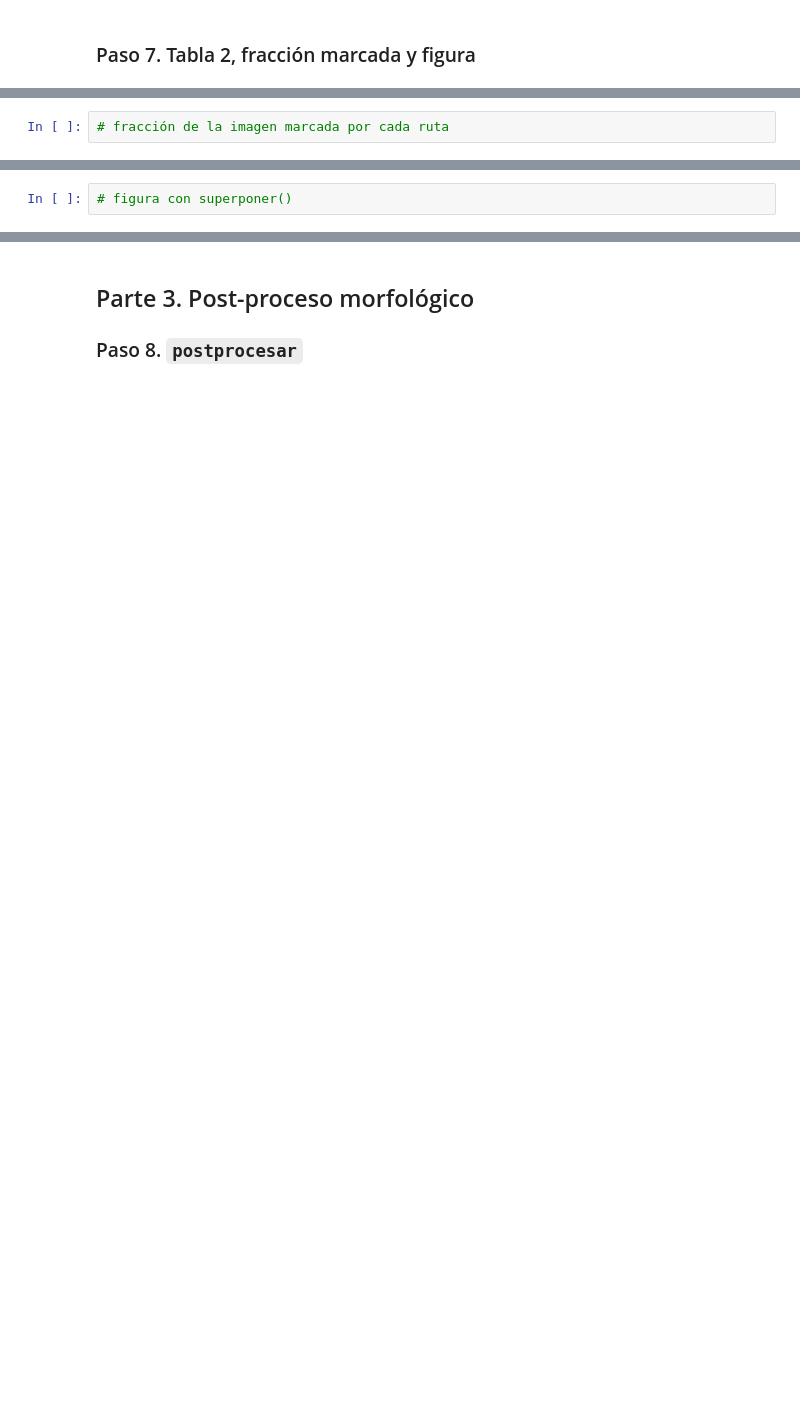
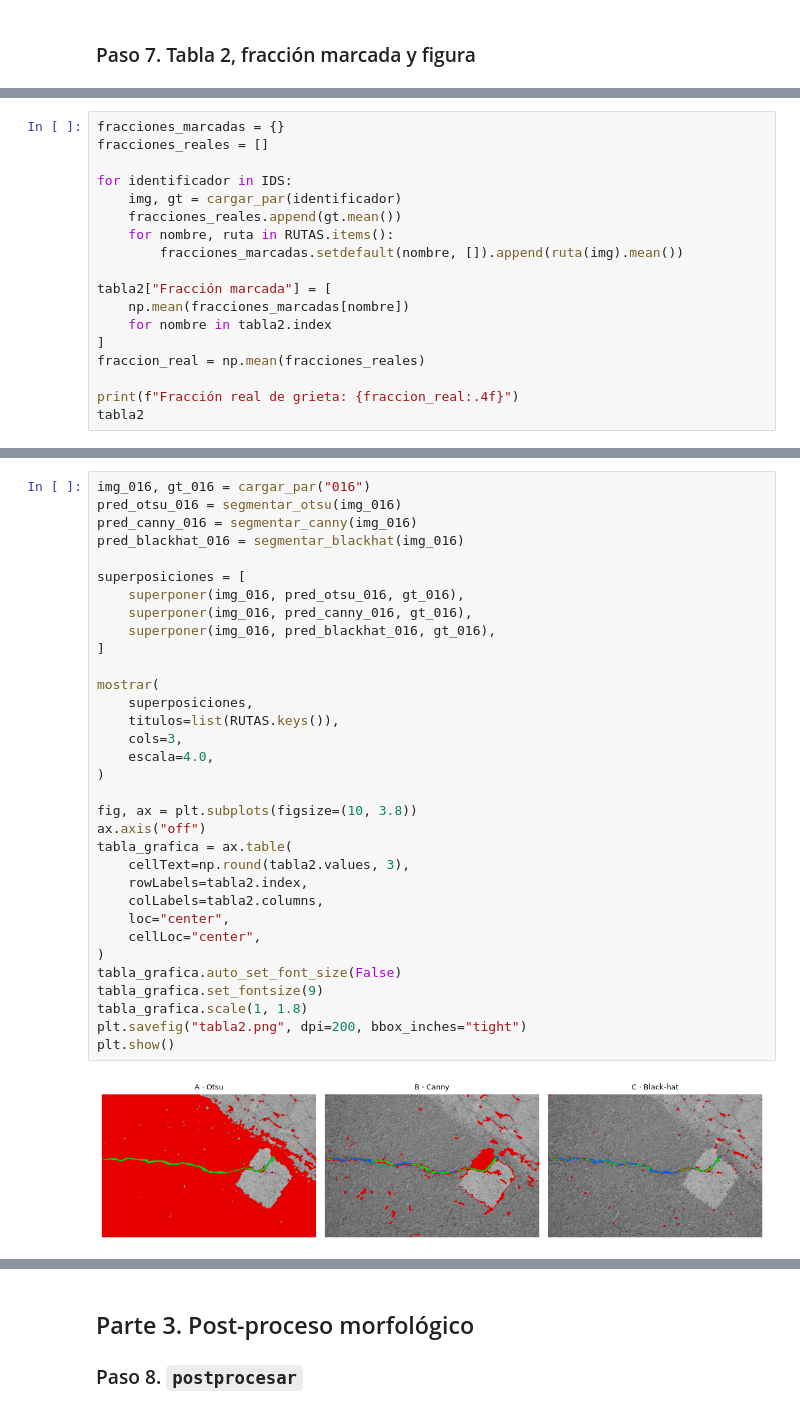
Before and after one commit to NegroBsky/Procesamiento-de-Imagenes-2026-2, a Jupyter notebook: Tareas/Tarea2/Tarea2_base.ipynb, the cells around one changed output, grey strips where cells are left out. Cells and saved outputs as stored; diff of their text form; blank space fills up the shorter version.

```diff
--- a/Tareas/Tarea2/Tarea2_base.ipynb
+++ b/Tareas/Tarea2/Tarea2_base.ipynb
@@ -216,2 +316,18 @@ def segmentar_blackhat(img, k_mediana=5, k_bh=21, k_sigma=3.0):
 # %%
-# fracción de la imagen marcada por cada ruta
+fracciones_marcadas = {}
+fracciones_reales = []
+
+for identificador in IDS:
+    img, gt = cargar_par(identificador)
+    fracciones_reales.append(gt.mean())
+    for nombre, ruta in RUTAS.items():
+        fracciones_marcadas.setdefault(nombre, []).append(ruta(img).mean())
+
+tabla2["Fracción marcada"] = [
+    np.mean(fracciones_marcadas[nombre])
+    for nombre in tabla2.index
+]
+fraccion_real = np.mean(fracciones_reales)
+
+print(f"Fracción real de grieta: {fraccion_real:.4f}")
+tabla2
@@ -218,2 +340,35 @@ def segmentar_blackhat(img, k_mediana=5, k_bh=21, k_sigma=3.0):
 # %%
-# figura con superponer()
+img_016, gt_016 = cargar_par("016")
+pred_otsu_016 = segmentar_otsu(img_016)
+pred_canny_016 = segmentar_canny(img_016)
+pred_blackhat_016 = segmentar_blackhat(img_016)
+
+superposiciones = [
+    superponer(img_016, pred_otsu_016, gt_016),
+    superponer(img_016, pred_canny_016, gt_016),
+    superponer(img_016, pred_blackhat_016, gt_016),
+]
+
+mostrar(
+    superposiciones,
+    titulos=list(RUTAS.keys()),
+    cols=3,
+    escala=4.0,
+)
+
+fig, ax = plt.subplots(figsize=(10, 3.8))
+ax.axis("off")
+tabla_grafica = ax.table(
+    cellText=np.round(tabla2.values, 3),
+    rowLabels=tabla2.index,
+    colLabels=tabla2.columns,
+    loc="center",
+    cellLoc="center",
+)
+tabla_grafica.auto_set_font_size(False)
+tabla_grafica.set_fontsize(9)
+tabla_grafica.scale(1, 1.8)
+plt.savefig("tabla2.png", dpi=200, bbox_inches="tight")
+plt.show()
+# %% [output]
+[figure, added]
```
Also changed, not shown: parts of 17 cells of this notebook, 5 other files.
